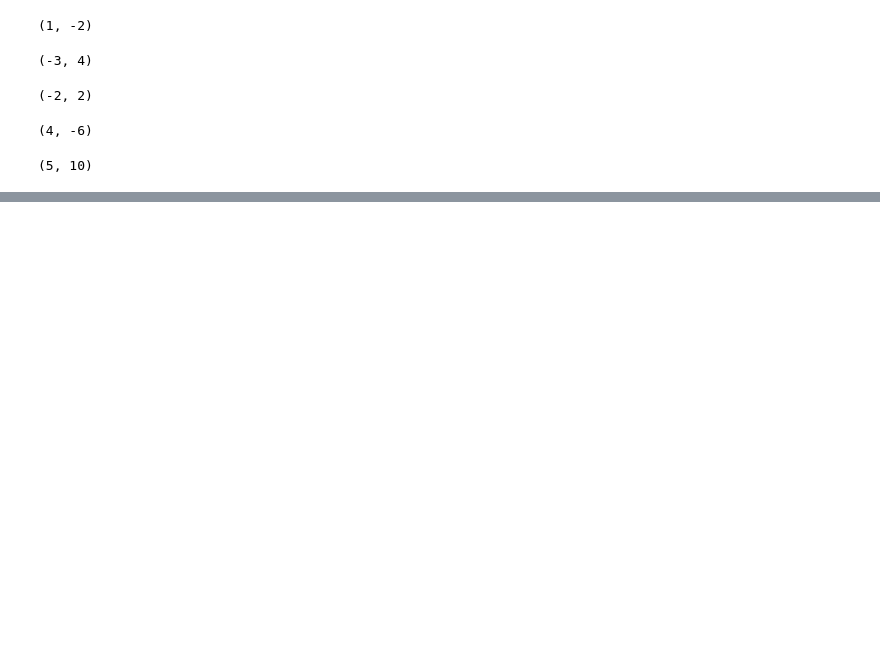
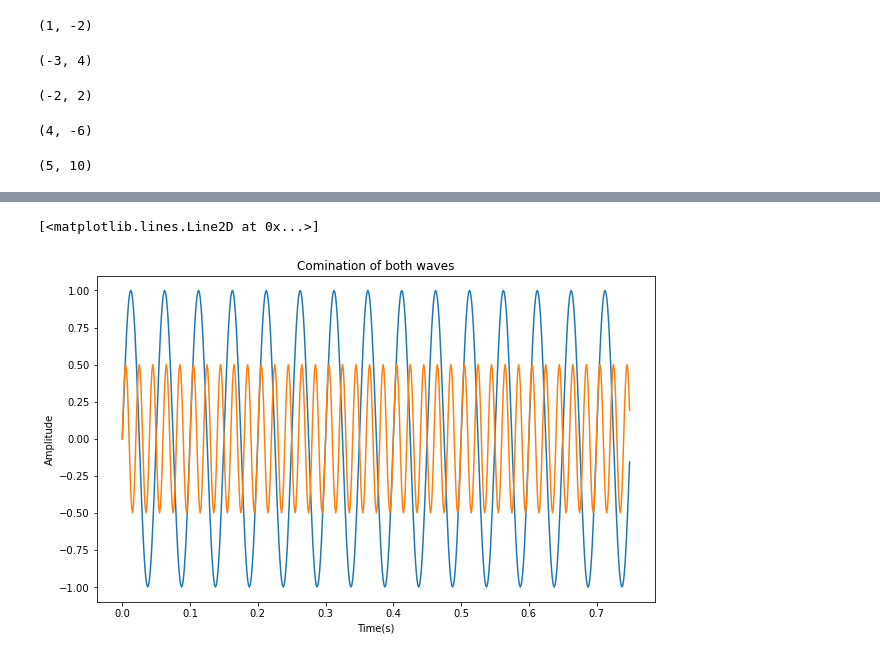
Before and after one commit to gabhang/emergingtechnologies, a Jupyter notebook: notebooks/fourier-transform.ipynb, the cells around one changed output, grey strips where cells are left out. Drawn from its saved outputs; the diff is of its cells as text; code cells hidden in the pictures; blank space fills up the shorter version.

```diff
--- a/notebooks/fourier-transform.ipynb
+++ b/notebooks/fourier-transform.ipynb
@@ -93,0 +199,17 @@ Reference: __[Introduction to Complex Math](https://www.thefouriertransform.com/
+# %%
+# Combination of both waves.
+# First sine wave.
+y_0 = np.sin(40 * 1.0 * np.pi * x)
+# Second sine wave.
+y_1 =  0.5 * np.sin(50.0 * 2.0 * np.pi * x)
+
+# Plot it.
+fig, ax = plt.subplots(figsize=(10, 6))
+plt.title("Comination of both waves")
+ax.set_ylabel("Amplitude")
+ax.set_xlabel("Time(s)")
+ax.plot(x, y_0);
+ax.plot(x, y_1)
+# %% [output]
+[<matplotlib.lines.Line2D at 0x...>]
+[figure, added]
```
Also changed, not shown: parts of 20 cells of this notebook.
